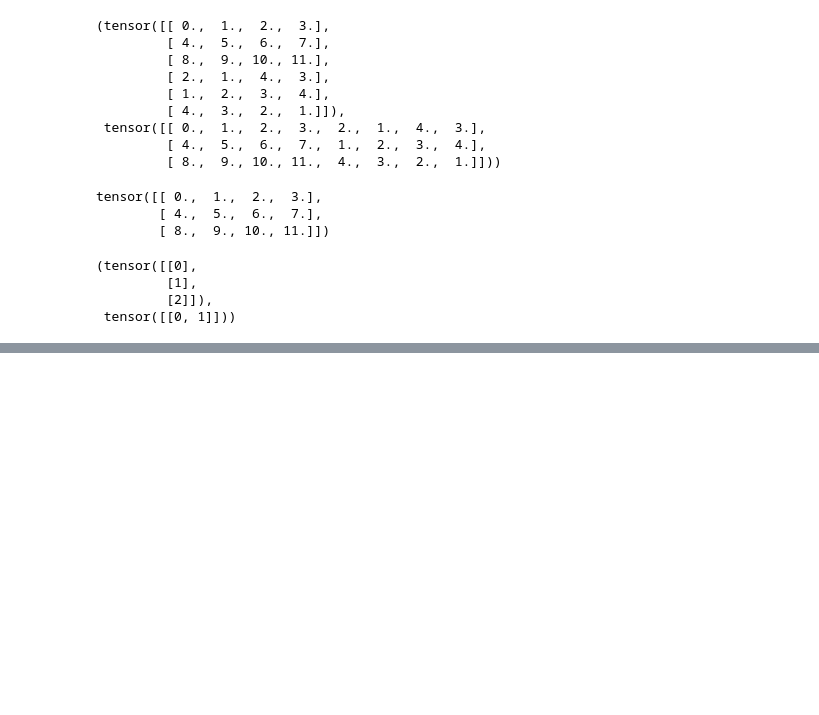
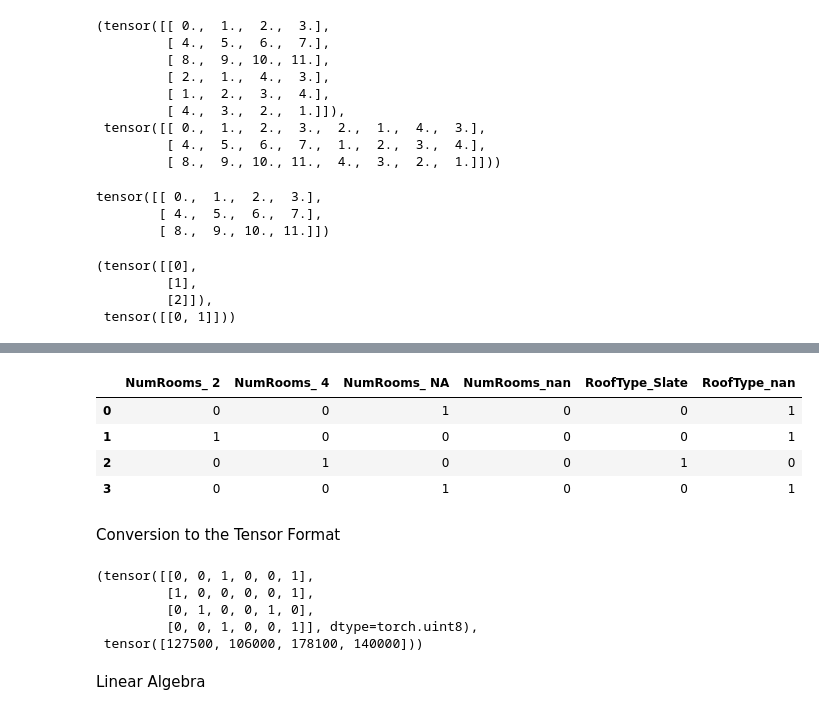
Before and after one commit to ARKA1112/d2l-pytorch-self, a Jupyter notebook: 1_prelims.ipynb, the cells around one changed output, grey strips where cells are left out. Drawn from its saved outputs; the diff is of its cells as text; code cells hidden in the pictures; blank space fills up the shorter version.

```diff
--- a/1_prelims.ipynb
+++ b/1_prelims.ipynb
@@ -91,0 +118,3 @@ a, b
+# %%
+import pandas as pd
+data = pd.read_csv(data_file)
@@ -91,0 +133,4 @@ a, b
+# %%
+inputs, targets = data.iloc[:, 0:2], data.iloc[:, 2]
+# %%
+inputs = pd.get_dummies(inputs, dummy_na=True)
@@ -91,0 +151,12 @@ a, b
+# %%
+inputs = inputs.fillna(inputs.mean())
+# %%
+inputs
+# %% [output]
+|  | NumRooms_ 2 | NumRooms_ 4 | NumRooms_ NA | NumRooms_nan | RoofType_Slate | RoofType_nan |
+| 0 | 0 | 0 | 1 | 0 | 0 | 1 |
+| 1 | 1 | 0 | 0 | 0 | 0 | 1 |
+| 2 | 0 | 1 | 0 | 0 | 1 | 0 |
+| 3 | 0 | 0 | 1 | 0 | 0 | 1 |
+# %% [markdown]
+Conversion to the Tensor Format
@@ -91,0 +167,10 @@ a, b
+# %%
+X,y
+# %% [output]
+(tensor([[0, 0, 1, 0, 0, 1],
+         [1, 0, 0, 0, 0, 1],
+         [0, 1, 0, 0, 1, 0],
+         [0, 0, 1, 0, 0, 1]], dtype=torch.uint8),
+ tensor([127500, 106000, 178100, 140000]))
+# %% [markdown]
+Linear Algebra
```
Also changed, not shown: parts of 122 cells of this notebook.
